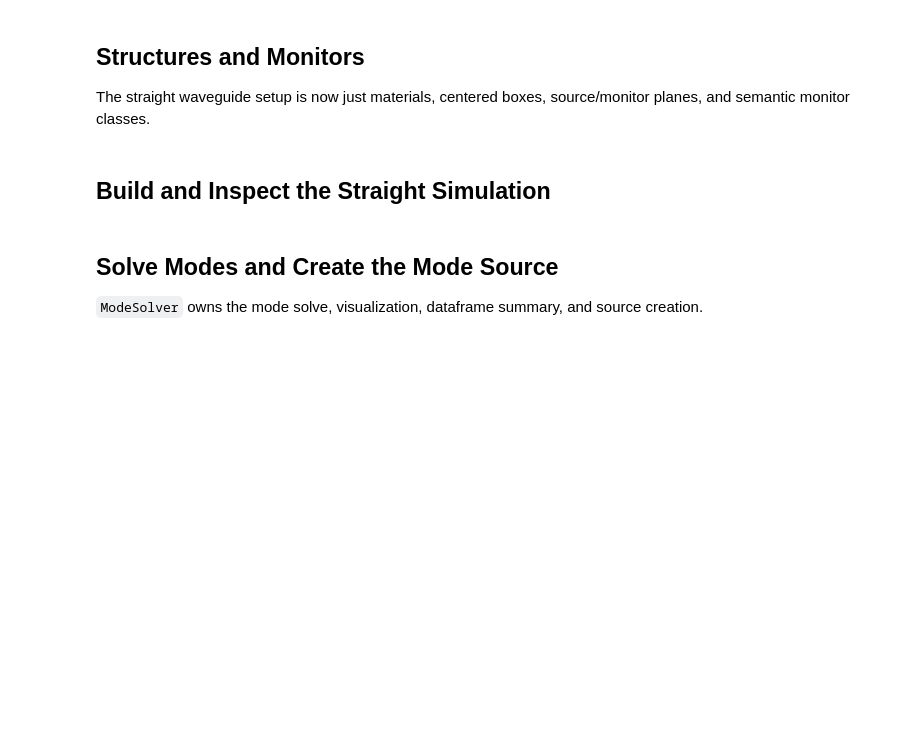
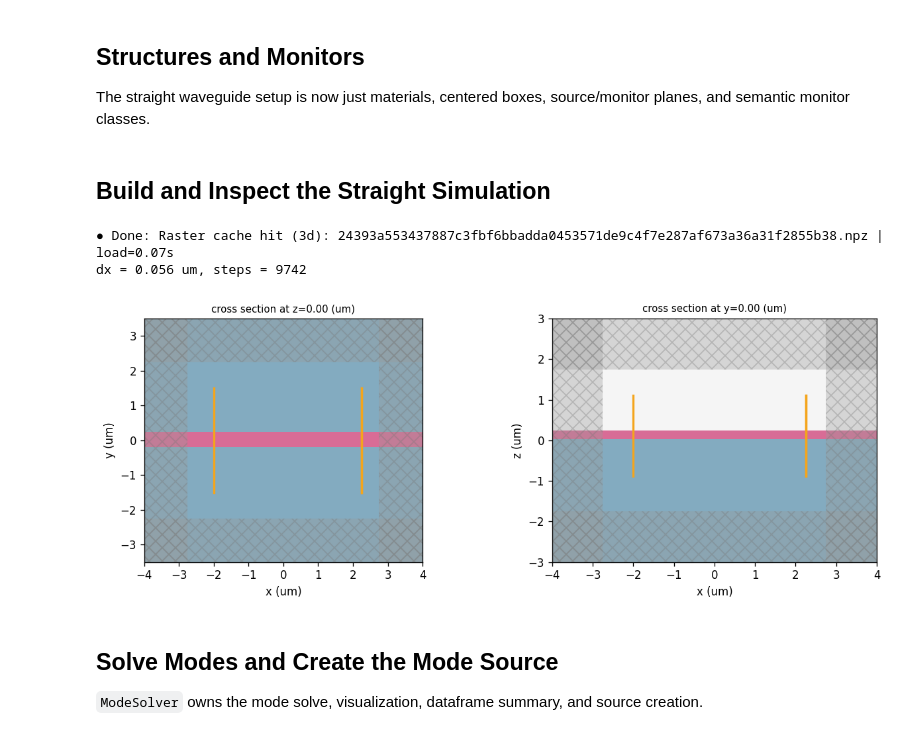
Before and after one commit to beamzorg/beamz-notebooks, a Jupyter notebook: notebooks/modal_sources_monitors.ipynb, the cells around one changed output. Saved outputs shown, nothing was run; the diff lists cells and outputs as text; code cells hidden in the pictures; blank space fills up the shorter version.

```diff
--- a/notebooks/modal_sources_monitors.ipynb
+++ b/notebooks/modal_sources_monitors.ipynb
@@ -56,6 +60,7 @@ fcent_ind = nfreqs // 2
 sim_size = (8.0 * um, 7.0 * um, 6.0 * um)
 pml_t = 1.25 * um
 src_x = -0.5 * sim_size[0] + pml_t + 0.5 * um
+src_ref_x = src_x + 0.25 * um
 out_x = 0.5 * sim_size[0] - pml_t - 0.5 * um
 plane_size = (0.0, 3.0 * um, 2.0 * um)
 run_time = 20 / fwidth
@@ -81,7 +86,17 @@ waveguide = bz.Structure(
     medium=mat_wg,
 )
 
-src_plane = bz.Box(center=(src_x, 0, 0.0), size=plane_size)
+src_plane = bz.Box(center=(src_x, 0, 0.5 * wg_height), size=plane_size)
+src_ref_mnt = bz.ModeMonitor(
+    center=(src_ref_x, 0, 0.5 * wg_height),
+    size=plane_size,
+    freqs=freqs,
+    mode_spec=mode_spec,
+    name="src_ref",
+    direction="+x",
+    polarization="te",
+    record_fields=False,
+)
 field_mnt = bz.FieldMonitor(
     center=(0, 0, 0.5 * wg_height),
     size=(sim_size[0], sim_size[1], 0.0),
@@ -89,9 +104,9 @@ field_mnt = bz.FieldMonitor(
     components=("Ey",),
     name="field",
 )
-flux_mnt = bz.FluxMonitor(center=(out_x, 0, 0.0), size=plane_size, freqs=freqs, name="flux")
+flux_mnt = bz.FluxMonitor(center=(out_x, 0, 0.5 * wg_height), size=plane_size, freqs=freqs, name="flux")
 mode_mnt = bz.ModeMonitor(
-    center=(out_x, 0, 0.0),
+    center=(out_x, 0, 0.5 * wg_height),
     size=plane_size,
     freqs=freqs,
     mode_spec=mode_spec,
@@ -105,16 +120,20 @@ mode_mnt = bz.ModeMonitor(
 # %%
 sim0 = bz.Simulation(
     size=sim_size,
     grid_spec=grid_spec,
     structures=[substrate, waveguide],
     sources=[],
-    monitors=[field_mnt, flux_mnt, mode_mnt],
+    monitors=[field_mnt, flux_mnt, mode_mnt, src_ref_mnt],
     boundary_spec=boundary_spec,
     run_time=run_time,
 )
 print(f"dx = {sim0.resolution / um:.3f} um, steps = {sim0.num_steps}")
 fig, axes = sim0.plot(z=0.0, y=0.0, show=False)
 plt.show()
+# %% [output]
+● Done: Raster cache hit (3d): 24393a553437887c3fbf6bbadda0453571de9c4f7e287af673a36a31f2855b38.npz | load=0.07s
+dx = 0.056 um, steps = 9742
+[figure, added]
 # %% [markdown]
 ## Solve Modes and Create the Mode Source
 
```
Also changed, not shown: parts of 10 cells of this notebook.
